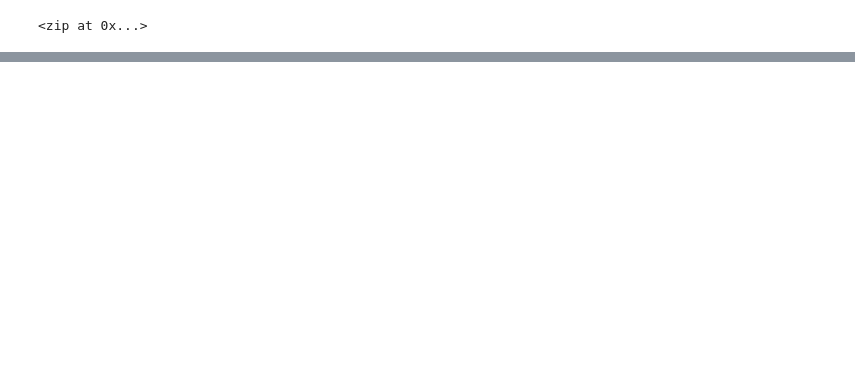
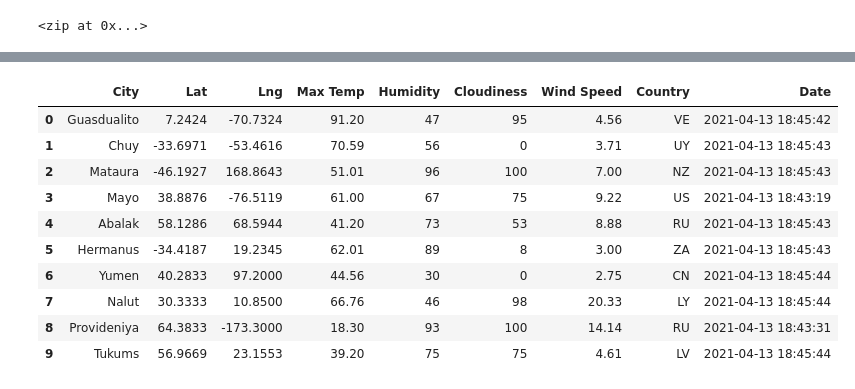
Before and after one commit to KarenMashburn/World_Weather_Analysis, a Jupyter notebook: WeatherPy.ipynb, the cells around one changed output, grey strips where cells are left out. Drawn from its saved outputs; the diff is of its cells as text; code cells hidden in the pictures; blank space fills up the shorter version.

Commit message:
Modifying .gitmore and adding WeatherPy file.

```diff
--- a/WeatherPy.ipynb
+++ b/WeatherPy.ipynb
@@ -33,0 +40,4 @@ len(cities)
+# %%
+# Starting URL for Weather Map API Call.
+url = "http://api.openweathermap.org/data/2.5/weather?units=Imperial&APPID=" + weather_api_key
+print(url)
@@ -33,0 +137,16 @@ len(cities)
+# %%
+# Convert the array of dictionaries to a Pandas DataFrame.
+city_data_df = pd.DataFrame(city_data)
+city_data_df.head(10)
+# %% [output]
+|  | City | Lat | Lng | Max Temp | Humidity | Cloudiness | Wind Speed | Country | Date |
+| 0 | Guasdualito | 7.2424 | -70.7324 | 91.20 | 47 | 95 | 4.56 | VE | 2021-04-13 18:45:42 |
+| 1 | Chuy | -33.6971 | -53.4616 | 70.59 | 56 | 0 | 3.71 | UY | 2021-04-13 18:45:43 |
+| 2 | Mataura | -46.1927 | 168.8643 | 51.01 | 96 | 100 | 7.00 | NZ | 2021-04-13 18:45:43 |
+| 3 | Mayo | 38.8876 | -76.5119 | 61.00 | 67 | 75 | 9.22 | US | 2021-04-13 18:43:19 |
+| 4 | Abalak | 58.1286 | 68.5944 | 41.20 | 73 | 53 | 8.88 | RU | 2021-04-13 18:45:43 |
+| 5 | Hermanus | -34.4187 | 19.2345 | 62.01 | 89 | 8 | 3.00 | ZA | 2021-04-13 18:45:43 |
+| 6 | Yumen | 40.2833 | 97.2000 | 44.56 | 30 | 0 | 2.75 | CN | 2021-04-13 18:45:44 |
+| 7 | Nalut | 30.3333 | 10.8500 | 66.76 | 46 | 98 | 20.33 | LY | 2021-04-13 18:45:44 |
+| 8 | Provideniya | 64.3833 | -173.3000 | 18.30 | 93 | 100 | 14.14 | RU | 2021-04-13 18:43:31 |
+| 9 | Tukums | 56.9669 | 23.1553 | 39.20 | 75 | 75 | 4.61 | LV | 2021-04-13 18:45:44 |
```
Also changed, not shown: parts of 8 cells of this notebook, 1 other file.
